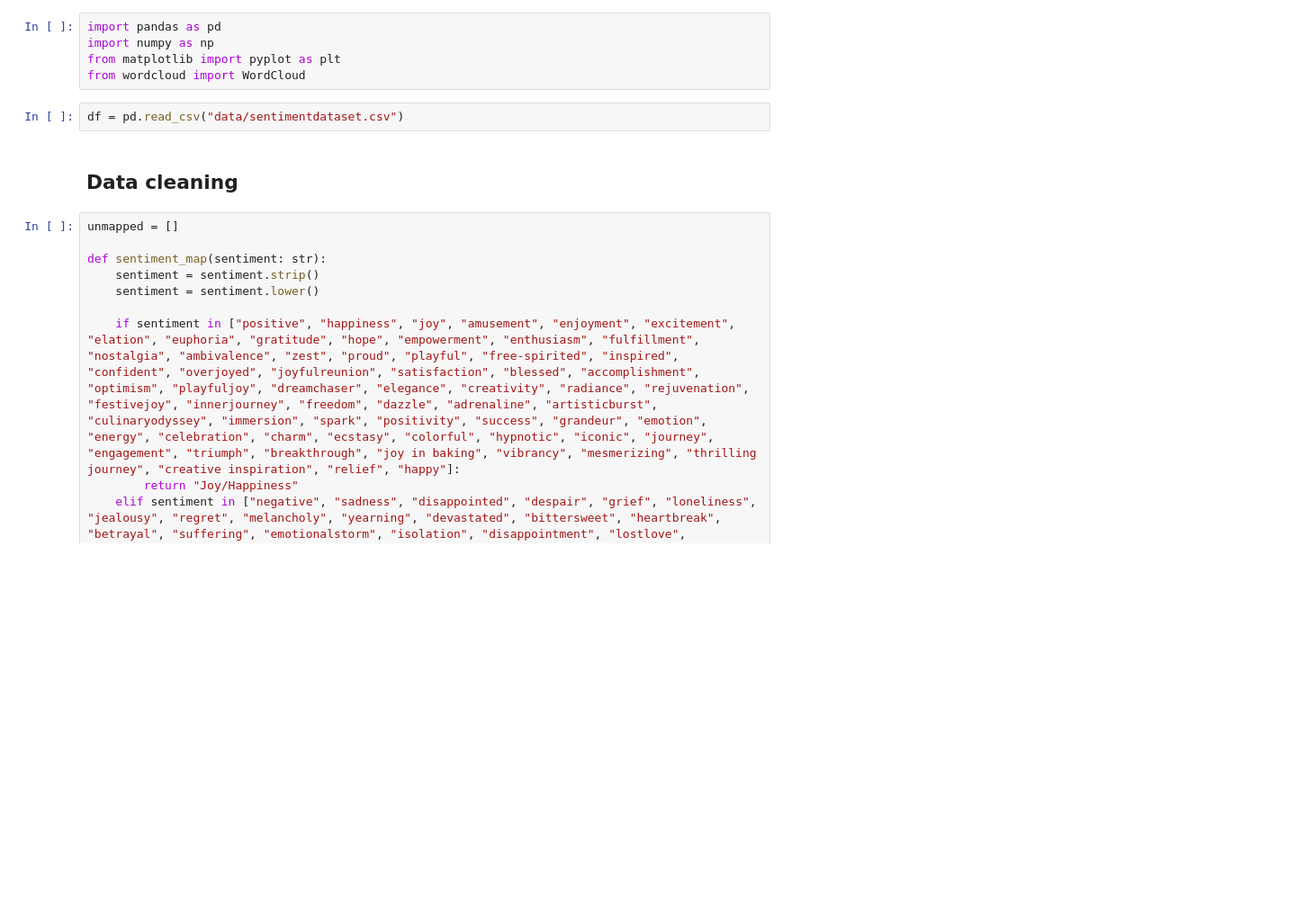
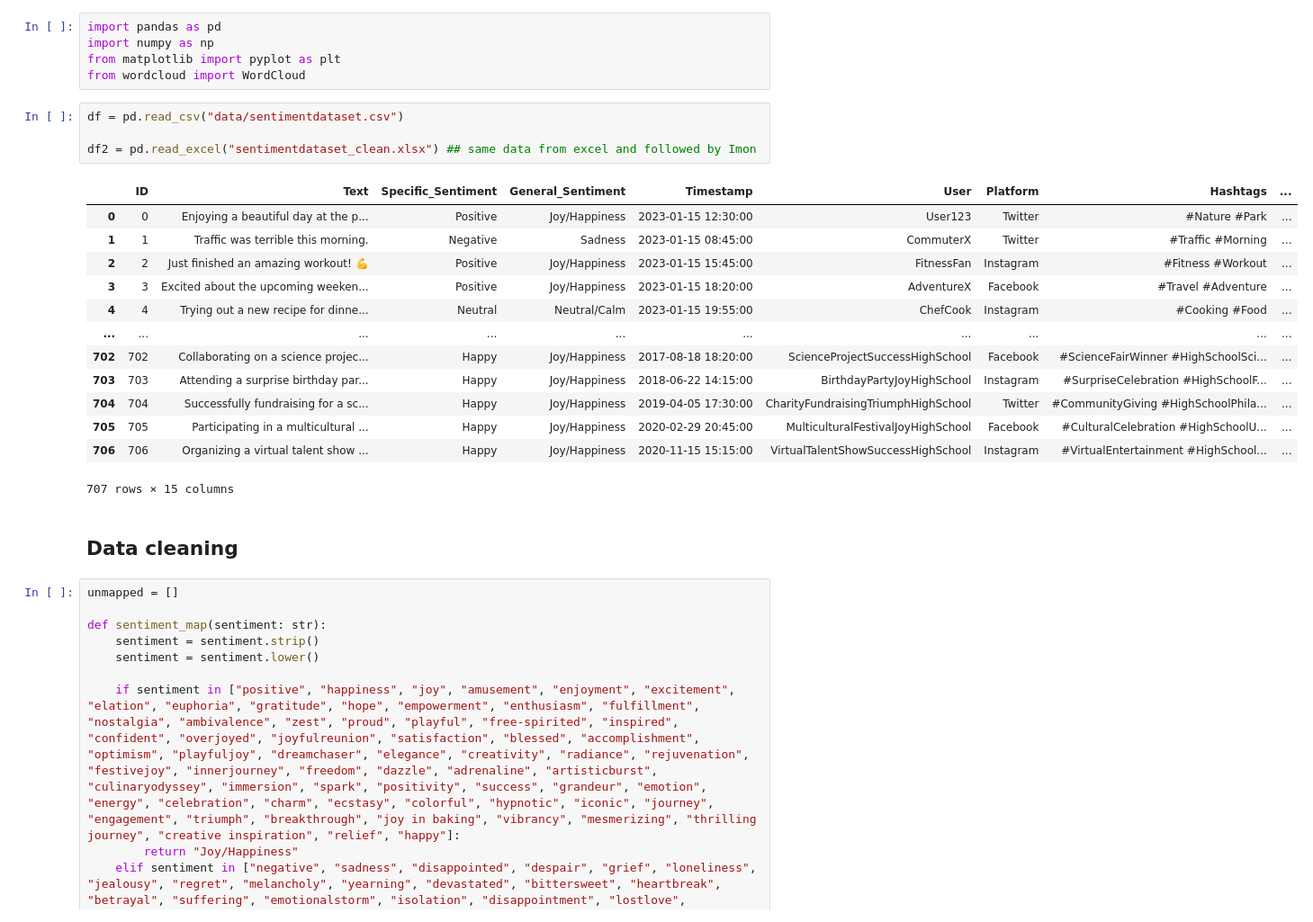
Before and after one commit to imon333/2Truth_and_a-_Lie, a Jupyter notebook: main.ipynb, the cells around one changed output. Shown at 90% size. Cells and saved outputs as stored; diff of their text form; blank space fills up the shorter version.

```diff
--- a/main.ipynb
+++ b/main.ipynb
@@ -5,6 +5,22 @@ from matplotlib import pyplot as plt
 from wordcloud import WordCloud
 # %%
 df = pd.read_csv("data/sentimentdataset.csv")
+
+df2 = pd.read_excel("sentimentdataset_clean.xlsx") ## same data from excel and followed by Imon
+# %% [output]
+|  | ID | Text | Specific_Sentiment | General_Sentiment | Timestamp | User | Platform | Hashtags | ... |
+| 0 | 0 | Enjoying a beautiful day at the p... | Positive | Joy/Happiness | 2023-01-15 12:30:00 | User123 | Twitter | #Nature #Park | ... |
+| 1 | 1 | Traffic was terrible this morning. | Negative | Sadness | 2023-01-15 08:45:00 | CommuterX | Twitter | #Traffic #Morning | ... |
+| 2 | 2 | Just finished an amazing workout! 💪 | Positive | Joy/Happiness | 2023-01-15 15:45:00 | FitnessFan | Instagram | #Fitness #Workout | ... |
+| 3 | 3 | Excited about the upcoming weeken... | Positive | Joy/Happiness | 2023-01-15 18:20:00 | AdventureX | Facebook | #Travel #Adventure | ... |
+| 4 | 4 | Trying out a new recipe for dinne... | Neutral | Neutral/Calm | 2023-01-15 19:55:00 | ChefCook | Instagram | #Cooking #Food | ... |
+| ... | ... | ... | ... | ... | ... | ... | ... | ... | ... |
+| 702 | 702 | Collaborating on a science projec... | Happy | Joy/Happiness | 2017-08-18 18:20:00 | ScienceProjectSuccessHighSchool | Facebook | #ScienceFairWinner #HighSchoolSci... | ... |
+| 703 | 703 | Attending a surprise birthday par... | Happy | Joy/Happiness | 2018-06-22 14:15:00 | BirthdayPartyJoyHighSchool | Instagram | #SurpriseCelebration #HighSchoolF... | ... |
+| 704 | 704 | Successfully fundraising for a sc... | Happy | Joy/Happiness | 2019-04-05 17:30:00 | CharityFundraisingTriumphHighSchool | Twitter | #CommunityGiving #HighSchoolPhila... | ... |
+| 705 | 705 | Participating in a multicultural ... | Happy | Joy/Happiness | 2020-02-29 20:45:00 | MulticulturalFestivalJoyHighSchool | Facebook | #CulturalCelebration #HighSchoolU... | ... |
+| 706 | 706 | Organizing a virtual talent show ... | Happy | Joy/Happiness | 2020-11-15 15:15:00 | VirtualTalentShowSuccessHighSchool | Instagram | #VirtualEntertainment #HighSchool... | ... |
+707 rows × 15 columns
 # %% [markdown]
 ## Data cleaning
 # %%
```
Also changed, not shown: parts of 6 cells of this notebook, 1 other file.
